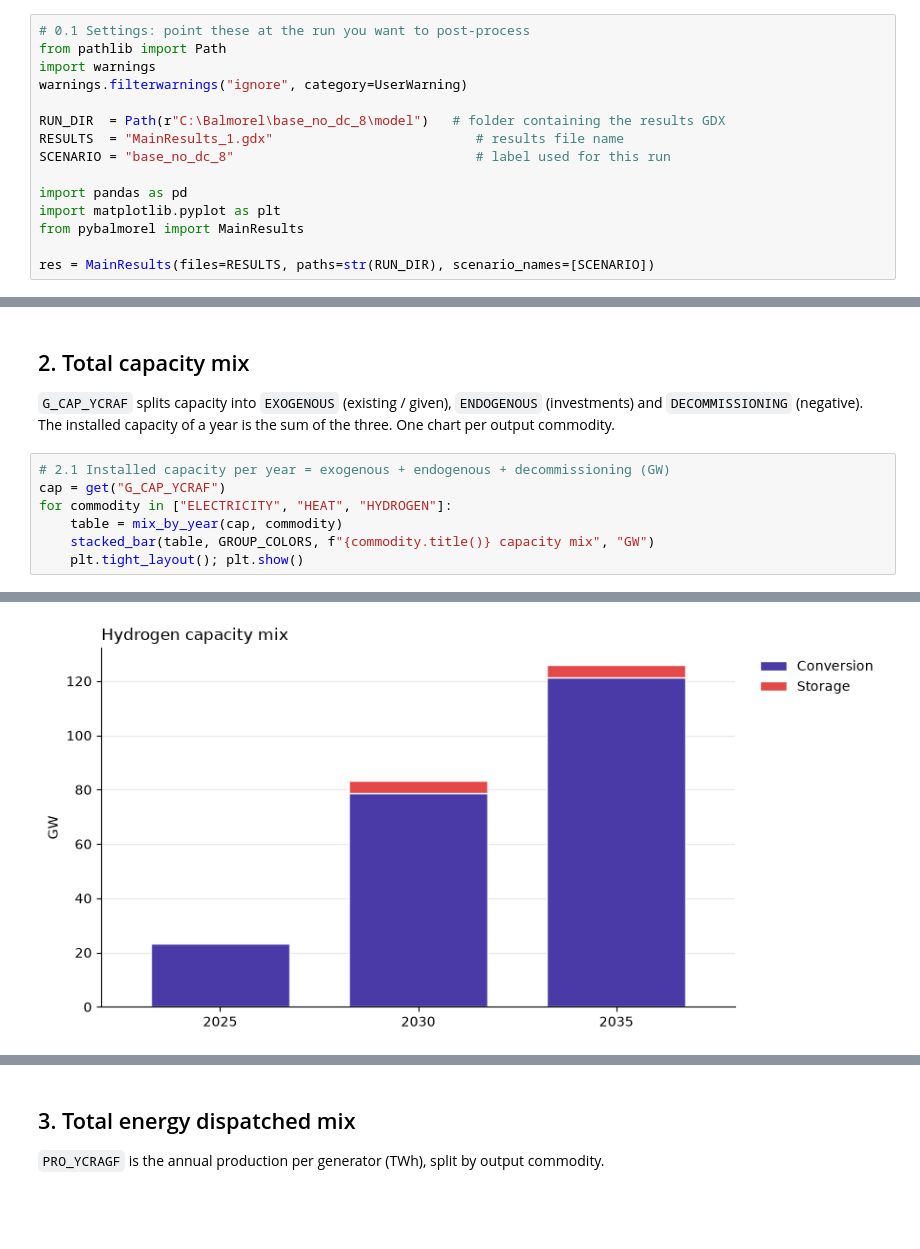
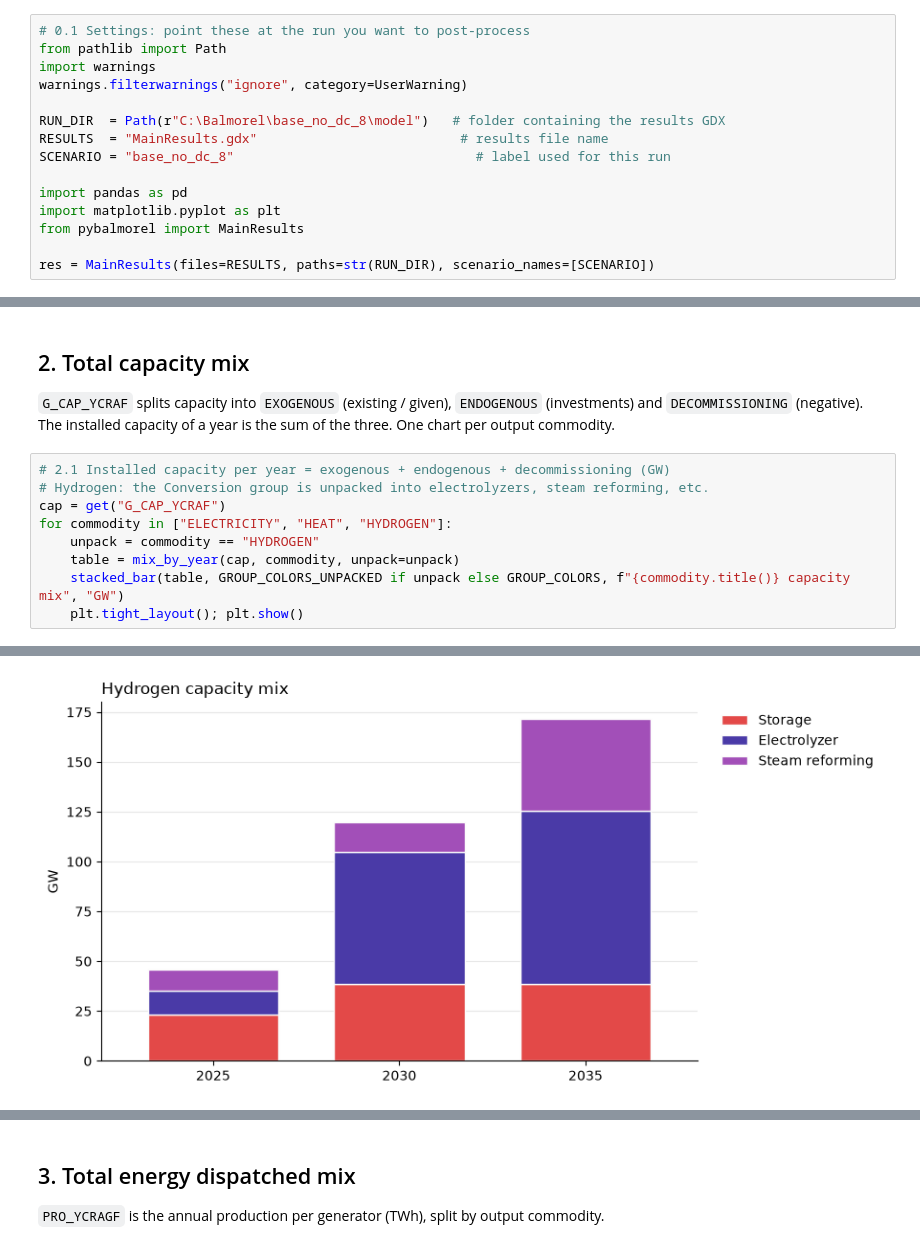
Before and after one commit to giuliadad/Balmorel, a Jupyter notebook: NOTEBOOK_PostProcessing.ipynb, the cells around one changed output, grey strips where cells are left out. Saved outputs shown, nothing was run; the diff lists cells and outputs as text; blank space fills up the shorter version.

```diff
--- a/NOTEBOOK_PostProcessing.ipynb
+++ b/NOTEBOOK_PostProcessing.ipynb
@@ -18,7 +19,7 @@ import warnings
 warnings.filterwarnings("ignore", category=UserWarning)
 
 RUN_DIR  = Path(r"C:\Balmorel\base_no_dc_8\model")   # folder containing the results GDX
-RESULTS  = "MainResults_1.gdx"                          # results file name
+RESULTS  = "MainResults.gdx"                          # results file name
 SCENARIO = "base_no_dc_8"                               # label used for this run
 
 import pandas as pd
@@ -208,9 +267,11 @@ plt.tight_layout(); plt.show()
 The installed capacity of a year is the sum of the three. One chart per output commodity.
 # %%
 # 2.1 Installed capacity per year = exogenous + endogenous + decommissioning (GW)
+# Hydrogen: the Conversion group is unpacked into electrolyzers, steam reforming, etc.
 cap = get("G_CAP_YCRAF")
 for commodity in ["ELECTRICITY", "HEAT", "HYDROGEN"]:
-    table = mix_by_year(cap, commodity)
-    stacked_bar(table, GROUP_COLORS, f"{commodity.title()} capacity mix", "GW")
+    unpack = commodity == "HYDROGEN"
+    table = mix_by_year(cap, commodity, unpack=unpack)
+    stacked_bar(table, GROUP_COLORS_UNPACKED if unpack else GROUP_COLORS, f"{commodity.title()} capacity mix", "GW")
     plt.tight_layout(); plt.show()
 # %% [output]
@@ -219,4 +280,4 @@ for commodity in ["ELECTRICITY", "HEAT", "HYDROGEN"]:
-[figure, old version]
+[figure, new version]
 # %%
 # 2.2 Where does the capacity come from? Exogenous, endogenous (investments) and decommissioning (GW)
 CAT_COLORS = {"EXOGENOUS": "#2a78d6", "ENDOGENOUS": "#eb6834", "DECOMMISSIONING": "#e34948"}
```
Also changed, not shown: parts of 29 cells of this notebook, 55 other files.
